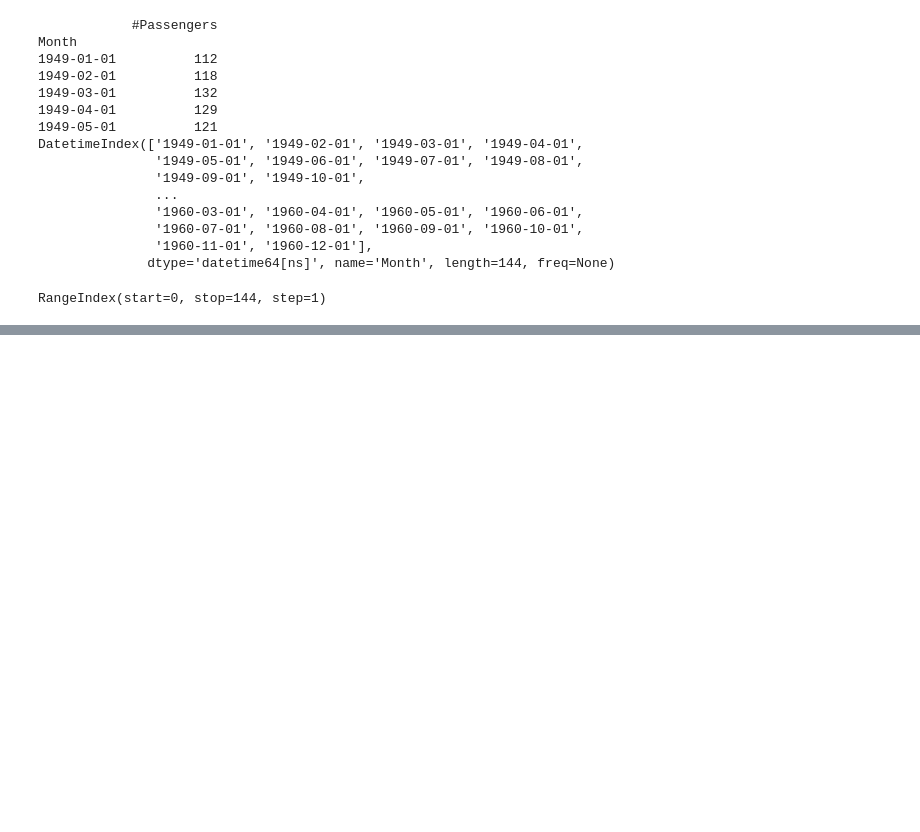
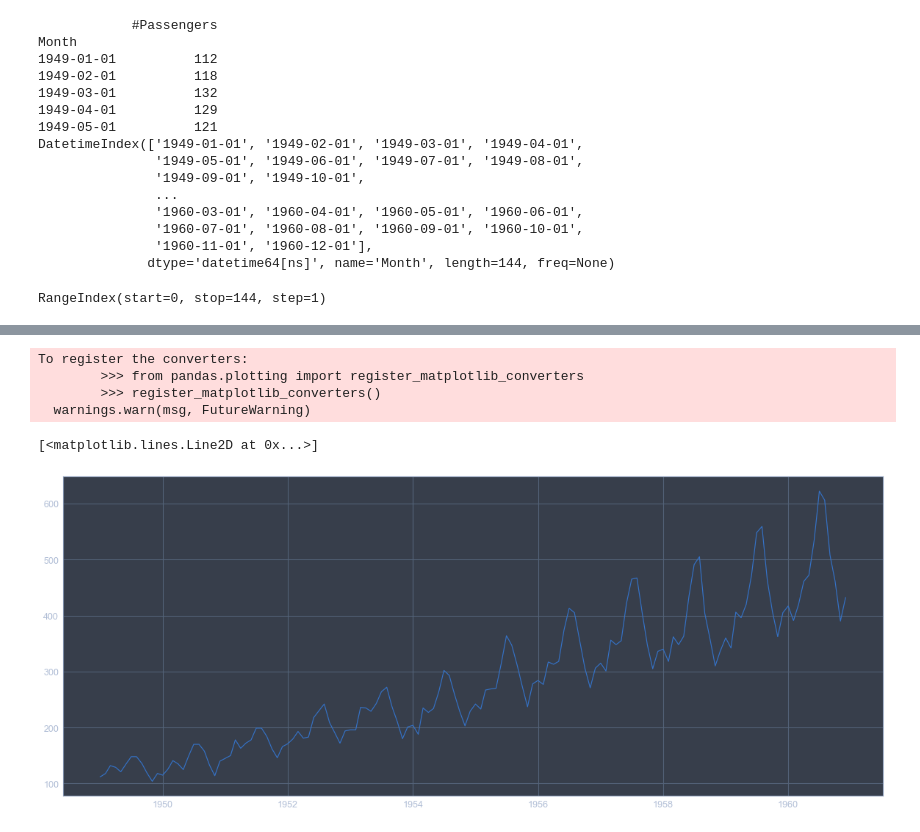
Before and after one commit to islch/TimeSeries, a Jupyter notebook: 时间序列.ipynb, the cells around one changed output, grey strips where cells are left out. Cells and saved outputs as stored; diff of their text form; code cells hidden in the pictures; blank space fills up the shorter version.

```diff
--- a/时间序列.ipynb
+++ b/时间序列.ipynb
@@ -4,7 +4,15 @@ import numpy as np
 import matplotlib.pylab as plt
 %matplotlib inline
 from matplotlib.pylab import rcParams
-rcParams['figure.figsize'] = 15, 6
+
+# import jtplot submodule from jupyterthemes
+from jupyterthemes import jtplot
+
+# currently installed theme will be used to
+# set plot style if no arguments provided
+jtplot.style()
+
+rcParams['figure.figsize'] = 20, 8
 # %%
 data = pd.read_csv('data/AirPassengers.csv')
 print(data.head())
@@ -49,3 +57,6 @@ data1 = pd.read_csv('data/AirPassengers.csv', parse_dates=['Month'],date_parser=
 print(data1.index) #注意这里的index哦
 # %% [output]
 RangeIndex(start=0, stop=144, step=1)
+# %%
+ts = data['#Passengers']
+ts.head(10)
@@ -51,0 +113,10 @@ RangeIndex(start=0, stop=144, step=1)
+# %%
+plt.figure(figsize=(20, 8))
+plt.plot(ts)
+# %% [output]
+To register the converters:
+        >>> from pandas.plotting import register_matplotlib_converters
+        >>> register_matplotlib_converters()
+  warnings.warn(msg, FutureWarning)
+[<matplotlib.lines.Line2D at 0x...>]
+[figure, added]
```
Also changed, not shown: parts of 6 cells of this notebook, 23 other files.
